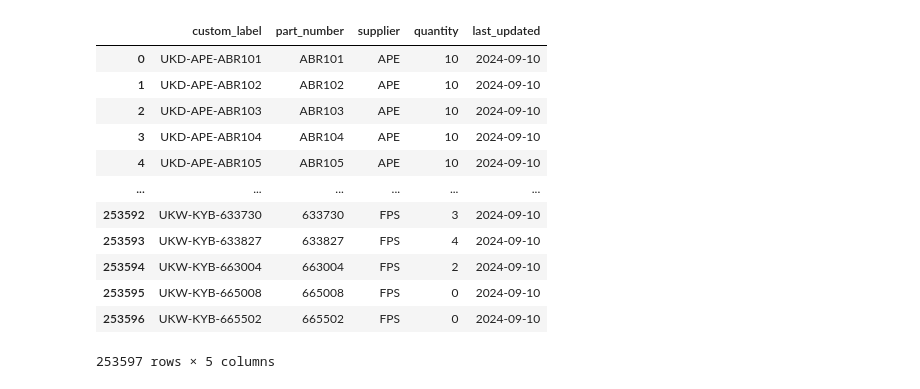
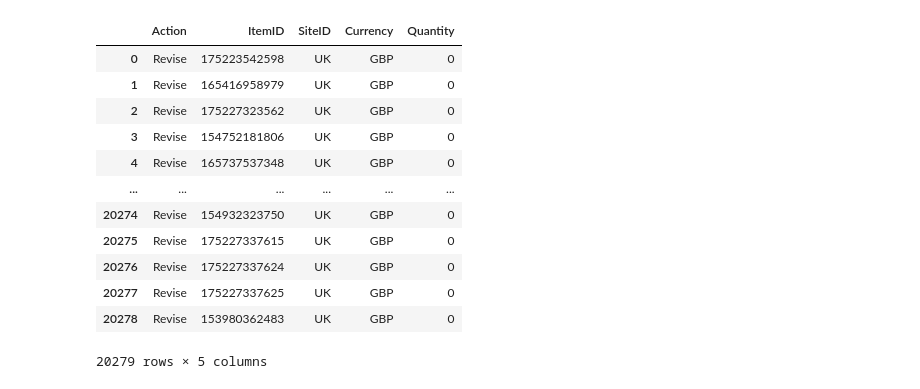
Before and after one commit to Oxford-Data-Processes/rtg-automotive, a Jupyter notebook: notebook.ipynb, the cells around one changed output. Drawn from its saved outputs; the diff is of its cells as text; code cells hidden in the pictures.

```diff
--- a/notebook.ipynb
+++ b/notebook.ipynb
@@ -0,0 +1,27 @@
+# %%
+import pandas as pd
+
+import os
+from pathlib import Path
+
+def read_ebay_csv_files(directory_path):
+    # Define the directory path
+    ebay_uploads_dir = Path(directory_path)
+
+    # Get all CSV files in the directory
+    csv_files = [f for f in os.listdir(ebay_uploads_dir) if f.endswith('.csv')]
+
+    # Read all CSV files into a dictionary of DataFrames
+    dfs = {}
+    for file in csv_files:
+        file_path = ebay_uploads_dir / file
+        df = pd.read_csv(file_path)
+        if "SU" in file:
+            file = file.split(" ")[-1]
+        dfs[file.split(".")[0]] = df
+
+    return dfs
+
+# Example usage:
+dfs_old = read_ebay_csv_files('data/ebay_uploads_old')
+dfs_new = read_ebay_csv_files('data/ebay_uploads_new')
@@ -1 +160,17 @@
+# %%
+dfs_new["RTG"]
+# %% [output]
+|  | Action | ItemID | SiteID | Currency | Quantity |
+| 0 | Revise | 175223542598 | UK | GBP | 0 |
+| 1 | Revise | 165416958979 | UK | GBP | 0 |
+| 2 | Revise | 175227323562 | UK | GBP | 0 |
+| 3 | Revise | 154752181806 | UK | GBP | 0 |
+| 4 | Revise | 165737537348 | UK | GBP | 0 |
+| ... | ... | ... | ... | ... | ... |
+| 20274 | Revise | 154932323750 | UK | GBP | 0 |
+| 20275 | Revise | 175227337615 | UK | GBP | 0 |
+| 20276 | Revise | 175227337624 | UK | GBP | 0 |
+| 20277 | Revise | 175227337625 | UK | GBP | 0 |
+| 20278 | Revise | 153980362483 | UK | GBP | 0 |
+20279 rows × 5 columns
 # %%
@@ -3,16 +177,0 @@ df = pd.read_csv("data/tables/supplier_stock.csv")
-# %%
-df
-# %% [output]
-|  | custom_label | part_number | supplier | quantity | last_updated |
-| 0 | UKD-APE-ABR101 | ABR101 | APE | 10 | 2024-09-10 |
-| 1 | UKD-APE-ABR102 | ABR102 | APE | 10 | 2024-09-10 |
-| 2 | UKD-APE-ABR103 | ABR103 | APE | 10 | 2024-09-10 |
-| 3 | UKD-APE-ABR104 | ABR104 | APE | 10 | 2024-09-10 |
-| 4 | UKD-APE-ABR105 | ABR105 | APE | 10 | 2024-09-10 |
-| ... | ... | ... | ... | ... | ... |
-| 253592 | UKW-KYB-633730 | 633730 | FPS | 3 | 2024-09-10 |
-| 253593 | UKW-KYB-633827 | 633827 | FPS | 4 | 2024-09-10 |
-| 253594 | UKW-KYB-663004 | 663004 | FPS | 2 | 2024-09-10 |
-| 253595 | UKW-KYB-665008 | 665008 | FPS | 0 | 2024-09-10 |
-| 253596 | UKW-KYB-665502 | 665502 | FPS | 0 | 2024-09-10 |
-253597 rows × 5 columns
```
Also changed, not shown: parts of 10 cells of this notebook, 8 other files.
